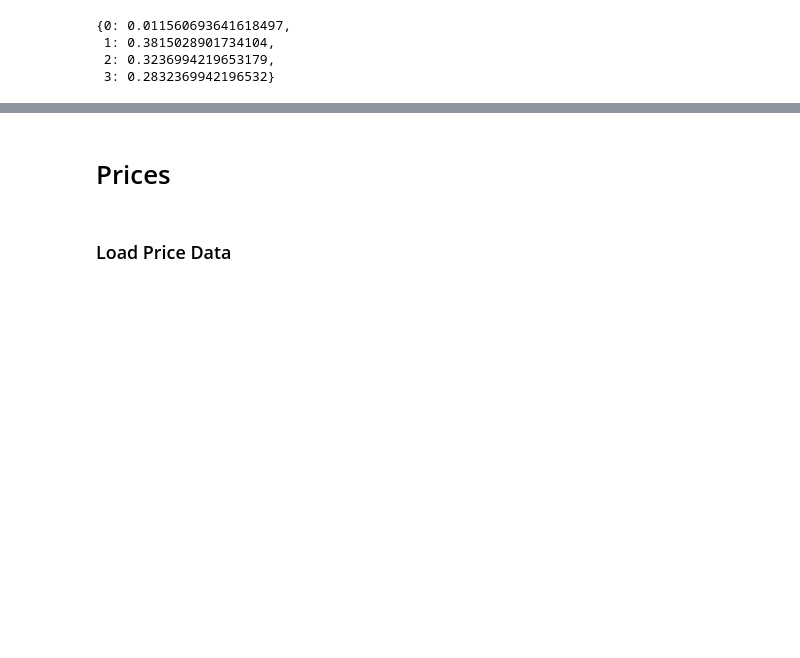
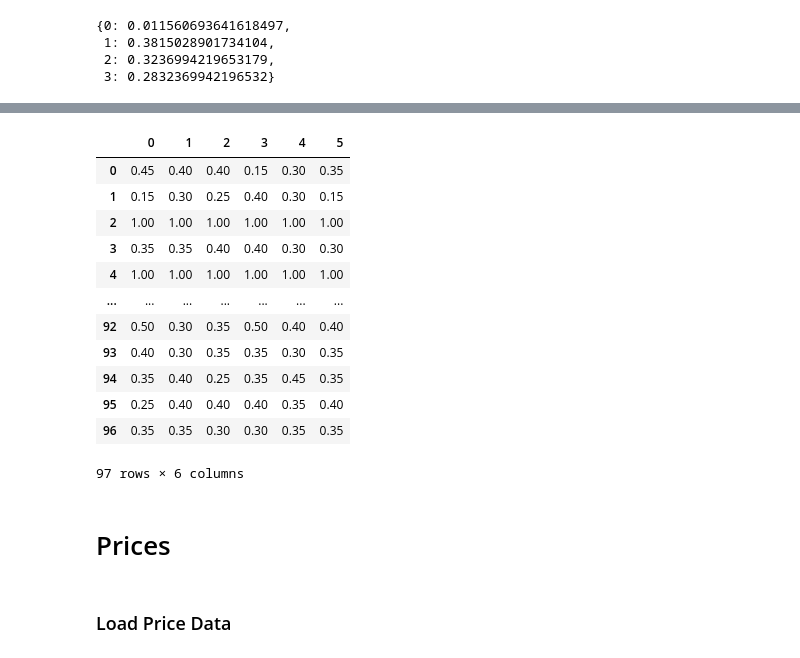
Before and after one commit to Pyosch/ATIS3_Group, a Jupyter notebook: 02_Scenario_Generation.ipynb, the cells around one changed output, grey strips where cells are left out. Drawn from its saved outputs; the diff is of its cells as text; code cells hidden in the pictures; blank space fills up the shorter version.

```diff
--- a/02_Scenario_Generation.ipynb
+++ b/02_Scenario_Generation.ipynb
@@ -264,0 +292,33 @@ dict(zip(unique, counts/N))
+# %%
+SoC_List = []
+numberScenarios = 6
+
+hexagons = SORTED_HEXAGONS
+for hex in hexagons:
+    df = dfSoC[dfSoC['hex_end_7'] ==hex]
+    dfProbability = pd.DataFrame(df['fuel_end'].value_counts()/len(df))
+    dfProbability = dfProbability.reset_index()
+    dfProbability.columns = ['soc','probability']
+
+    if len(df) > 0:
+        SoC_List.append(np.random.choice(dfProbability['soc'], numberScenarios, p=dfProbability['probability'])*0.01)
+    else:
+        SoC_List.append(np.ones(numberScenarios))
+
+dfSoC = pd.DataFrame(SoC_List)
+# %%
+dfSoC
+# %% [output]
+|  | 0 | 1 | 2 | 3 | 4 | 5 |
+| 0 | 0.45 | 0.40 | 0.40 | 0.15 | 0.30 | 0.35 |
+| 1 | 0.15 | 0.30 | 0.25 | 0.40 | 0.30 | 0.15 |
+| 2 | 1.00 | 1.00 | 1.00 | 1.00 | 1.00 | 1.00 |
+| 3 | 0.35 | 0.35 | 0.40 | 0.40 | 0.30 | 0.30 |
+| 4 | 1.00 | 1.00 | 1.00 | 1.00 | 1.00 | 1.00 |
+| ... | ... | ... | ... | ... | ... | ... |
+| 92 | 0.50 | 0.30 | 0.35 | 0.50 | 0.40 | 0.40 |
+| 93 | 0.40 | 0.30 | 0.35 | 0.35 | 0.30 | 0.35 |
+| 94 | 0.35 | 0.40 | 0.25 | 0.35 | 0.45 | 0.35 |
+| 95 | 0.25 | 0.40 | 0.40 | 0.40 | 0.35 | 0.40 |
+| 96 | 0.35 | 0.35 | 0.30 | 0.30 | 0.35 | 0.35 |
+97 rows × 6 columns
```
Also changed, not shown: parts of 18 cells of this notebook, 2 other files.
